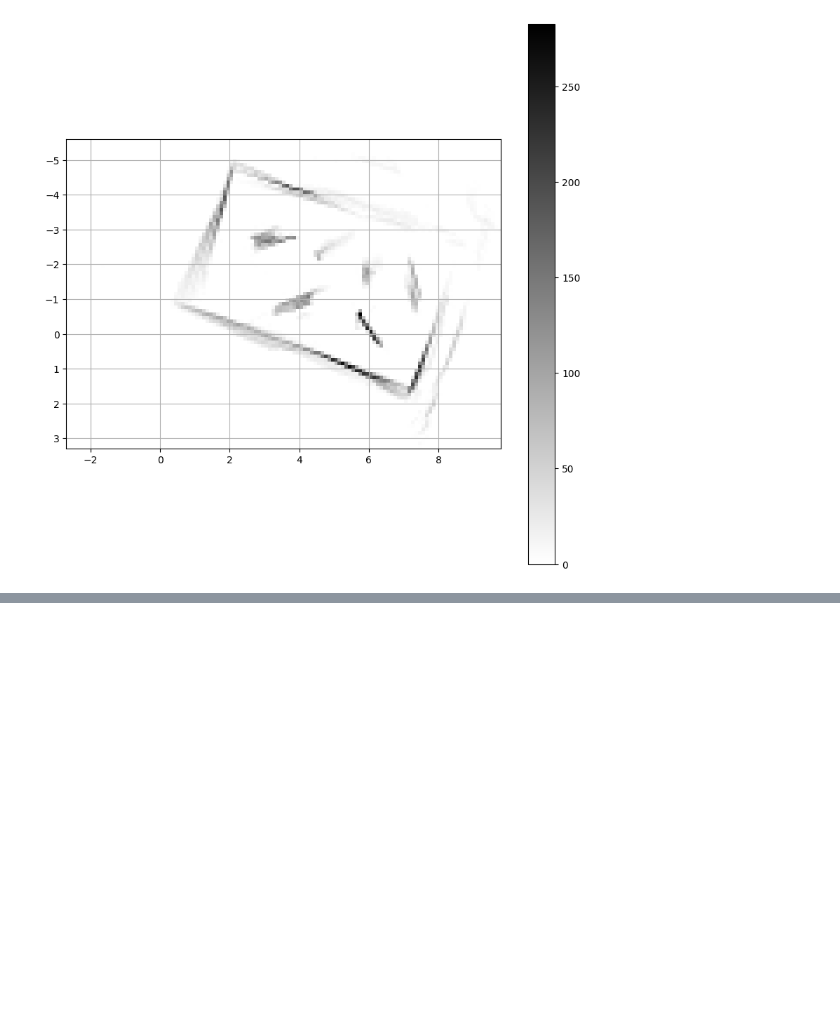
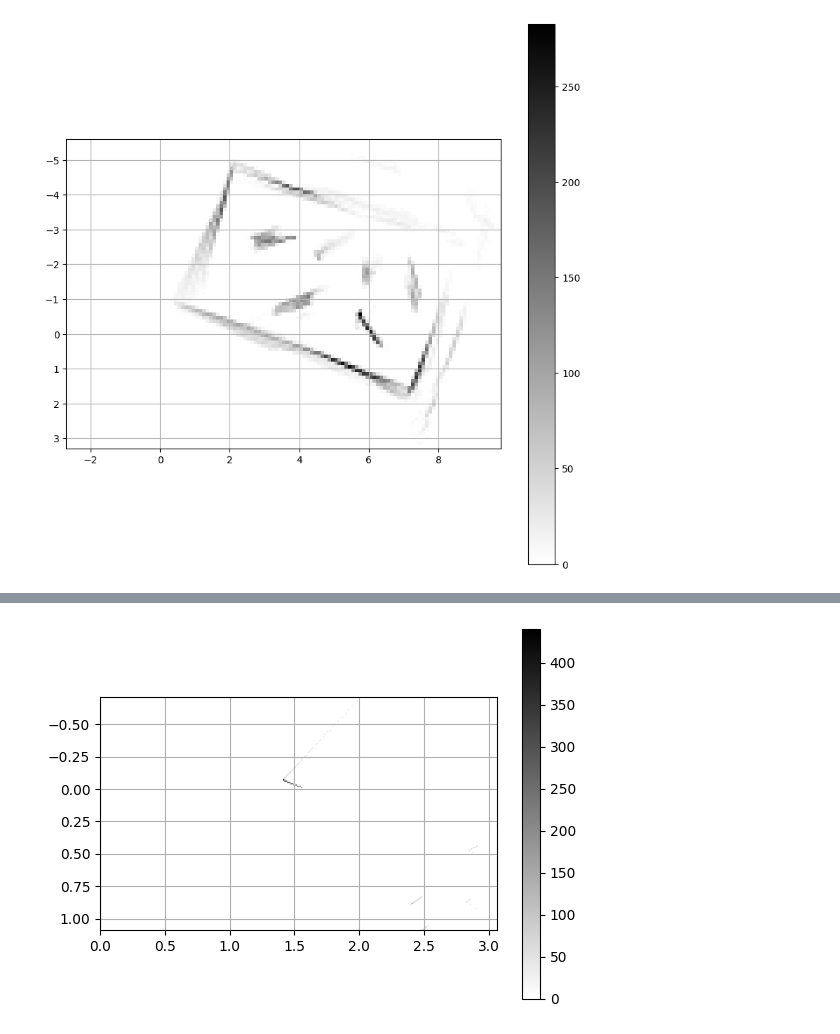
Before and after one commit to n04ka/youBot-brick-layer, a Jupyter notebook: debug.ipynb, the cells around one changed output, grey strips where cells are left out. Drawn from its saved outputs; the diff is of its cells as text; code cells hidden in the pictures; blank space fills up the shorter version.

```diff
--- a/debug.ipynb
+++ b/debug.ipynb
@@ -107,0 +251,27 @@ a.show()
+# %%
+import struct
+import time
+start = time.time()
+SCALE = 0.01
+
+Sim.sim.startSimulation()
+lidar = Sim.sim.getObject('/youBot/Lidar')
+world_map = Map(Sim.sim.getObjectPosition(lidar, Sim.sim.handle_world)[:2], (0, 0), SCALE)
+
+while time.time()-start < 5:
+    depth, res = Sim.sim.getVisionSensorDepth(lidar)
+    pos = Sim.sim.getObjectPosition(lidar, Sim.sim.handle_world)
+    azimuth = Sim.sim.getObjectOrientation(lidar, Sim.sim.handle_world)
+    d = [struct.unpack('f', depth[i:i+4])[0] for i in range(0, len(depth), 4)]
+    data = np.array(d).reshape(res[1])*2 + 1e-04
+    data[data > 1.9] = np.nan
+    if np.isnan(data).all():
+        continue
+    world_map.update(new_measurement(coords, data, SCALE))
+    time.sleep(0.1)
+
+Sim.sim.stopSimulation()
+
+world_map.show()
+# %% [output]
+[figure, added]
```
Also changed, not shown: parts of 13 cells of this notebook, 29 other files.
